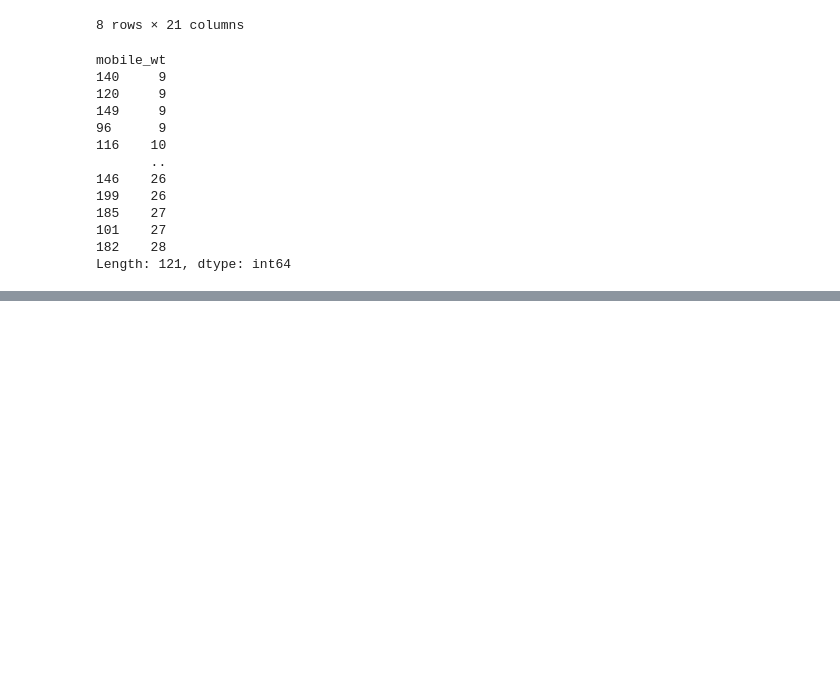
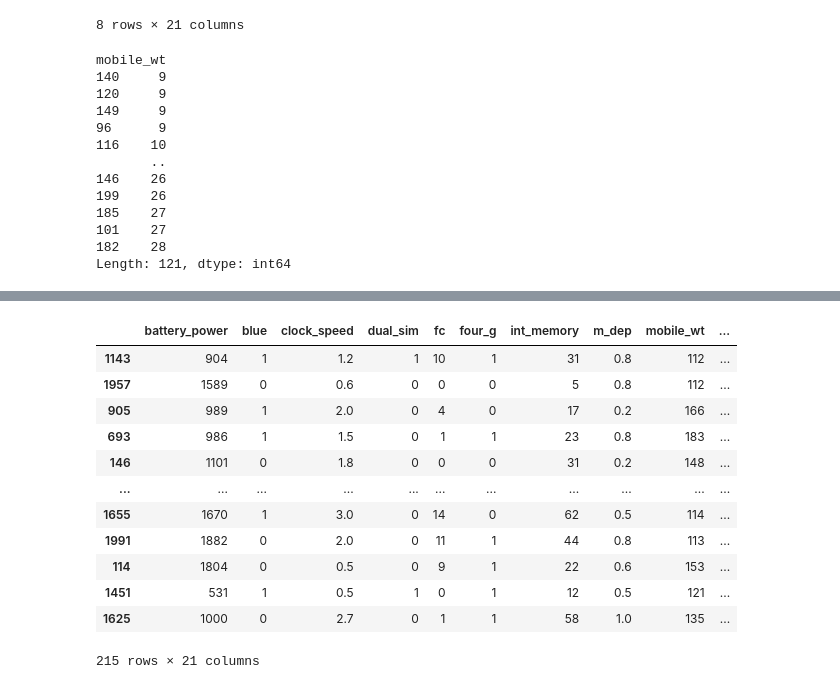
Before and after one commit to theLeague-AI/TheLeagueAI_main, a Jupyter notebook: Project_2021/Mobile Price Competition Data Preparation.ipynb, the cells around one changed output, grey strips where cells are left out. Drawn from its saved outputs; the diff is of its cells as text; code cells hidden in the pictures; blank space fills up the shorter version.

```diff
--- a/Project_2021/Mobile Price Competition Data Preparation.ipynb
+++ b/Project_2021/Mobile Price Competition Data Preparation.ipynb
@@ -247,0 +276,17 @@ sns.boxplot(x='talk_time',data=df_train, ax=axs[2])
+# %%
+talk_time_20 = df_train[df_train['talk_time']>=19]
+talk_time_20.sort_values('talk_time')
+# %% [output]
+|  | battery_power | blue | clock_speed | dual_sim | fc | four_g | int_memory | m_dep | mobile_wt | ... |
+| 1143 | 904 | 1 | 1.2 | 1 | 10 | 1 | 31 | 0.8 | 112 | ... |
+| 1957 | 1589 | 0 | 0.6 | 0 | 0 | 0 | 5 | 0.8 | 112 | ... |
+| 905 | 989 | 1 | 2.0 | 0 | 4 | 0 | 17 | 0.2 | 166 | ... |
+| 693 | 986 | 1 | 1.5 | 0 | 1 | 1 | 23 | 0.8 | 183 | ... |
+| 146 | 1101 | 0 | 1.8 | 0 | 0 | 0 | 31 | 0.2 | 148 | ... |
+| ... | ... | ... | ... | ... | ... | ... | ... | ... | ... | ... |
+| 1655 | 1670 | 1 | 3.0 | 0 | 14 | 0 | 62 | 0.5 | 114 | ... |
+| 1991 | 1882 | 0 | 2.0 | 0 | 11 | 1 | 44 | 0.8 | 113 | ... |
+| 114 | 1804 | 0 | 0.5 | 0 | 9 | 1 | 22 | 0.6 | 153 | ... |
+| 1451 | 531 | 1 | 0.5 | 1 | 0 | 1 | 12 | 0.5 | 121 | ... |
+| 1625 | 1000 | 0 | 2.7 | 0 | 1 | 1 | 58 | 1.0 | 135 | ... |
+215 rows × 21 columns
```
Also changed, not shown: parts of 46 cells of this notebook.
